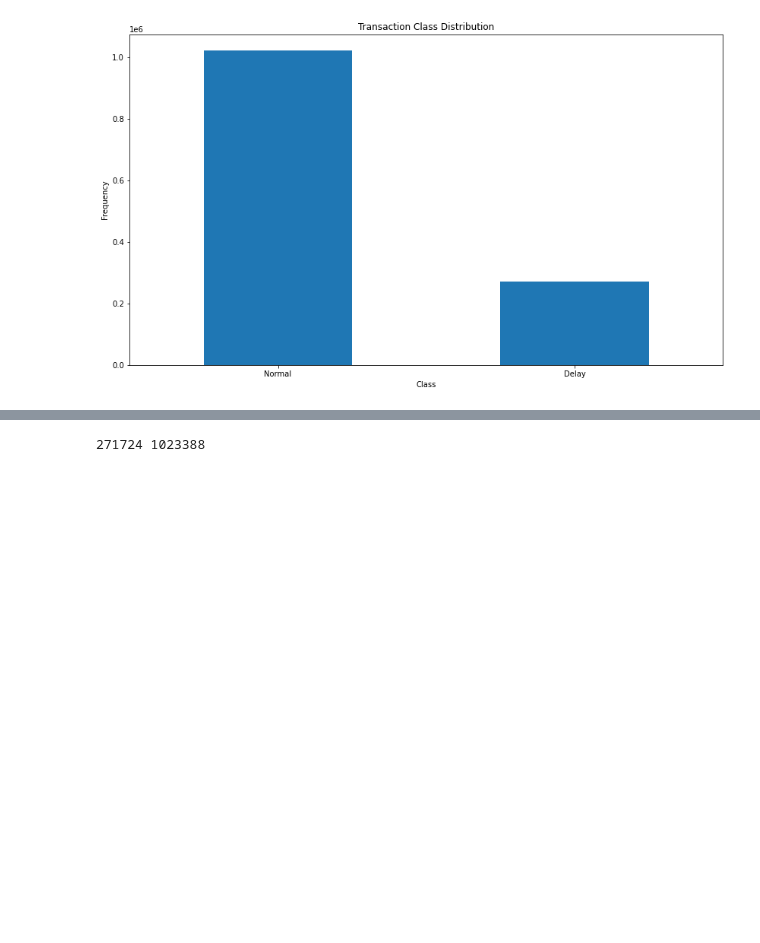
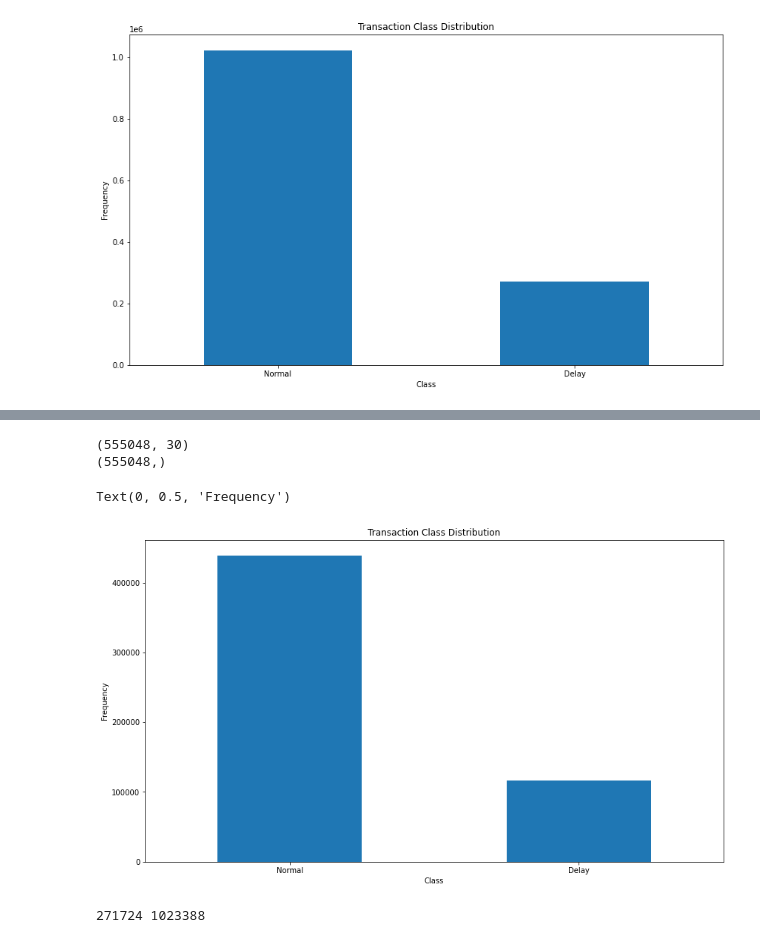
Before and after one commit to AMVamsi/Flight_Delay_Prediction, a Jupyter notebook: Sampling.ipynb, the cells around one changed output, grey strips where cells are left out. Saved outputs shown, nothing was run; the diff lists cells and outputs as text; code cells hidden in the pictures; blank space fills up the shorter version.

```diff
--- a/Sampling.ipynb
+++ b/Sampling.ipynb
@@ -74,3 +74,7 @@ plt.ylabel("Frequency")
 # %% [output]
 Text(0, 0.5, 'Frequency')
 [figure]
+# %%
+d_test=pd.DataFrame()
+d_test=pd.read_csv("/Users/msml/Vamsi/SF/SF_Projects/test.csv")
+d_test
@@ -76,0 +95,3 @@ Text(0, 0.5, 'Frequency')
+# %%
+dr=pd.DataFrame(d_test)
+dr
@@ -77,3 +112,33 @@ Text(0, 0.5, 'Frequency')
+# %%
+label_test = np.asarray(dr["ArrDel15"])
+dr_select = dr.drop(["ArrDelayMinutes","Quarter", "Year","ArrTime","DepTime", "Month", "DayofMonth", "DepDel15","Date","Airport_y","Airport_x"],axis=1)
+lenc = LabelEncoder()
+intenc = lenc.fit_transform(dr_select["DestAirportID"])
+dr_select["DestAirportID"] = intenc
+intenc = lenc.fit_transform(dr_select["OriginAirportID"])
+dr_select["OriginAirportID"] = intenc
+feature_test = np.asarray(dr_select)
+# %%
+state = np.random.RandomState(42)
+X = feature_test
+Y = label_test
+X_outliers = state.uniform(low=0, high=1, size=(X.shape[0], X.shape[1]))
+# Print the shapes of X & Y
+print(X.shape)
+print(Y.shape)
+# %% [output]
+(555048, 30)
+(555048,)
+# %%
+count_classes = pd.value_counts(label_test, sort = True)
+count_classes.plot(kind = 'bar', rot=0)
+plt.title("Transaction Class Distribution")
+plt.xticks(range(2), LABELS)
+plt.xlabel("Class")
+plt.ylabel("Frequency")
+# %% [output]
+Text(0, 0.5, 'Frequency')
+[figure, added]
 # %%
 ## Get the delay and the normal dataset
 delay = [(i) for i in labels_train if i==1]
```
Also changed, not shown: parts of 2 cells of this notebook, 1 other file.
